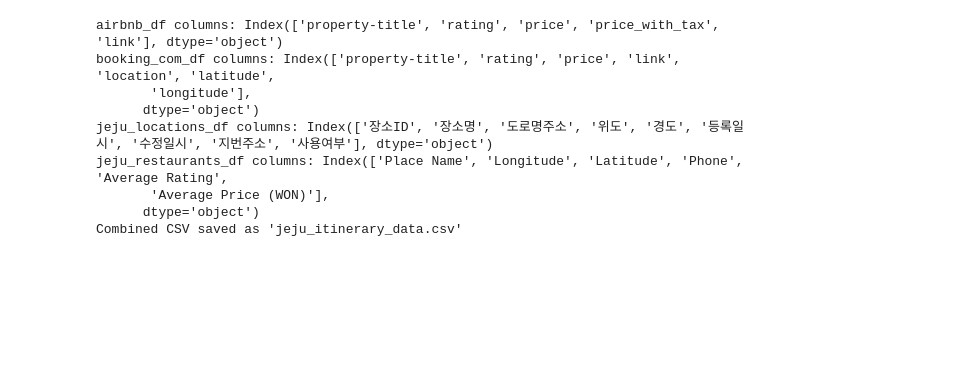
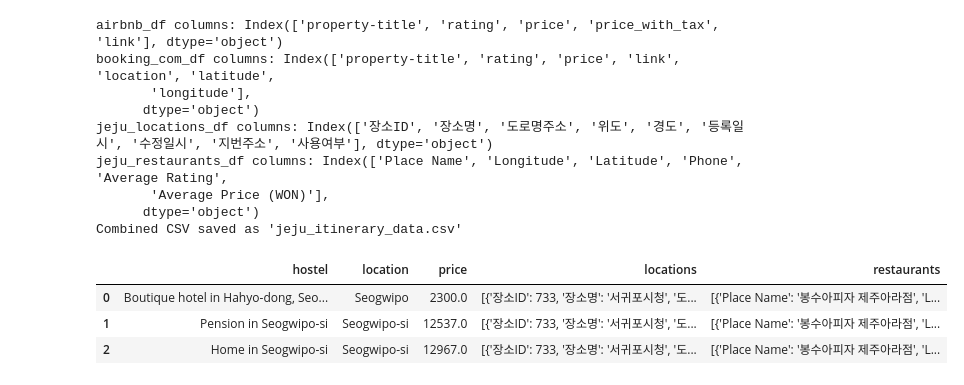
Before and after one commit to johnyusj/Tamra_the_Island, a Jupyter notebook: pull_data_jeju.ipynb, the cells around one changed output. Saved outputs shown, nothing was run; the diff lists cells and outputs as text; code cells hidden in the pictures; blank space fills up the shorter version.

```diff
--- a/pull_data_jeju.ipynb
+++ b/pull_data_jeju.ipynb
@@ -337,0 +452,7 @@ Combined CSV saved as 'jeju_itinerary_data.csv'
+# %%
+jeju_optimized_itinerary_data(126.5609945, 33.2532177, 4, isAirbnb=True, budget=2000000, preferred_locations=['Seogwipo'])
+# %% [output]
+|  | hostel | location | price | locations | restaurants |
+| 0 | Boutique hotel in Hahyo-dong, Seo... | Seogwipo | 2300.0 | [{'장소ID': 733, '장소명': '서귀포시청', '도... | [{'Place Name': '봉수아피자 제주아라점', 'L... |
+| 1 | Pension in Seogwipo-si | Seogwipo-si | 12537.0 | [{'장소ID': 733, '장소명': '서귀포시청', '도... | [{'Place Name': '봉수아피자 제주아라점', 'L... |
+| 2 | Home in Seogwipo-si | Seogwipo-si | 12967.0 | [{'장소ID': 733, '장소명': '서귀포시청', '도... | [{'Place Name': '봉수아피자 제주아라점', 'L... |
```
Also changed, not shown: parts of 12 cells of this notebook, 4 other files.
